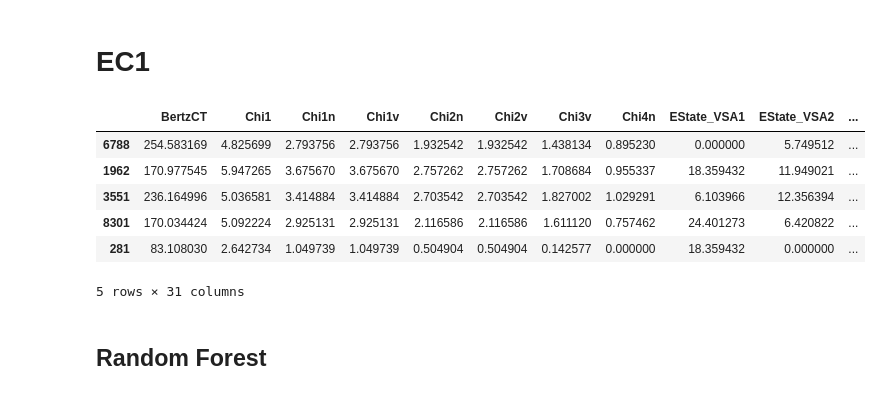
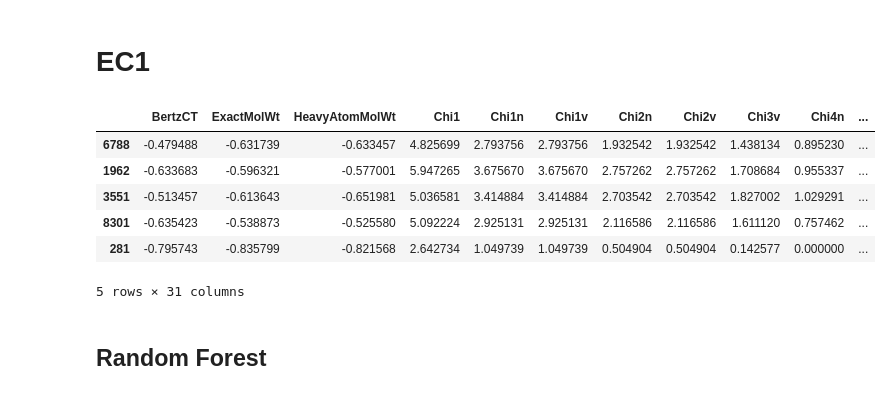
Before and after one commit to BrianLoe/kaggle_competition, a Jupyter notebook: playground2/playground2.ipynb, the cells around one changed output. Cells and saved outputs as stored; diff of their text form; code cells hidden in the pictures.

```diff
--- a/playground2/playground2.ipynb
+++ b/playground2/playground2.ipynb
@@ -191,3 +211,5 @@ sliced_df
+# %%
+high_value_cols = ['BertzCT', 'ExactMolWt', 'HeavyAtomMolWt']
 # %% [markdown]
 # Splitting features and target variable
 # %%
@@ -392,27 +414,31 @@ from lightgbm import LGBMClassifier
 # %%
 X = train_data.drop(['id','EC1', 'EC2', 'EC3', 'EC4', 'EC5', 'EC6'], axis=1)
 y = train_data['EC1']
 
 X_train, X_val, y_train, y_val = train_test_split(X,y, test_size=.2, random_state=2)
+cols_not = [i for i in X_train.columns if i not in high_value_cols]
+scaler = StandardScaler()
 
-# scaler = StandardScaler()
-
-# X_train=pd.DataFrame(scaler.fit_transform(X_train),index=X_train.index,columns=X_train.columns)
-# X_val=pd.DataFrame(scaler.fit_transform(X_val),index=X_val.index,columns=X_val.columns)
+train_sc=pd.DataFrame(scaler.fit_transform(X_train[high_value_cols]),index=X_train.index,columns=high_value_cols)
+val_sc=pd.DataFrame(scaler.fit_transform(X_val[high_value_cols]),index=X_val.index,columns=high_value_cols)
 
 # scaler = MinMaxScaler()
 
 # X_train=pd.DataFrame(scaler.fit_transform(X_train),index=X_train.index,columns=X_train.columns)
 # X_val=pd.DataFrame(scaler.fit_transform(X_val),index=X_val.index,columns=X_val.columns)
 
+X_train = pd.concat([train_sc, X_train[cols_not]], axis=1)
+X_val = pd.concat([val_sc, X_val[cols_not]], axis=1)
+
+
 X_train.head()
 # %% [output]
-|  | BertzCT | Chi1 | Chi1n | Chi1v | Chi2n | Chi2v | Chi3v | Chi4n | EState_VSA1 | EState_VSA2 | ... |
-| 6788 | 254.583169 | 4.825699 | 2.793756 | 2.793756 | 1.932542 | 1.932542 | 1.438134 | 0.895230 | 0.000000 | 5.749512 | ... |
-| 1962 | 170.977545 | 5.947265 | 3.675670 | 3.675670 | 2.757262 | 2.757262 | 1.708684 | 0.955337 | 18.359432 | 11.949021 | ... |
-| 3551 | 236.164996 | 5.036581 | 3.414884 | 3.414884 | 2.703542 | 2.703542 | 1.827002 | 1.029291 | 6.103966 | 12.356394 | ... |
-| 8301 | 170.034424 | 5.092224 | 2.925131 | 2.925131 | 2.116586 | 2.116586 | 1.611120 | 0.757462 | 24.401273 | 6.420822 | ... |
-| 281 | 83.108030 | 2.642734 | 1.049739 | 1.049739 | 0.504904 | 0.504904 | 0.142577 | 0.000000 | 18.359432 | 0.000000 | ... |
+|  | BertzCT | ExactMolWt | HeavyAtomMolWt | Chi1 | Chi1n | Chi1v | Chi2n | Chi2v | Chi3v | Chi4n | ... |
+| 6788 | -0.479488 | -0.631739 | -0.633457 | 4.825699 | 2.793756 | 2.793756 | 1.932542 | 1.932542 | 1.438134 | 0.895230 | ... |
+| 1962 | -0.633683 | -0.596321 | -0.577001 | 5.947265 | 3.675670 | 3.675670 | 2.757262 | 2.757262 | 1.708684 | 0.955337 | ... |
+| 3551 | -0.513457 | -0.613643 | -0.651981 | 5.036581 | 3.414884 | 3.414884 | 2.703542 | 2.703542 | 1.827002 | 1.029291 | ... |
+| 8301 | -0.635423 | -0.538873 | -0.525580 | 5.092224 | 2.925131 | 2.925131 | 2.116586 | 2.116586 | 1.611120 | 0.757462 | ... |
+| 281 | -0.795743 | -0.835799 | -0.821568 | 2.642734 | 1.049739 | 1.049739 | 0.504904 | 0.504904 | 0.142577 | 0.000000 | ... |
 5 rows × 31 columns
 # %% [markdown]
 ## Random Forest
```
Also changed, not shown: parts of 52 cells of this notebook.
